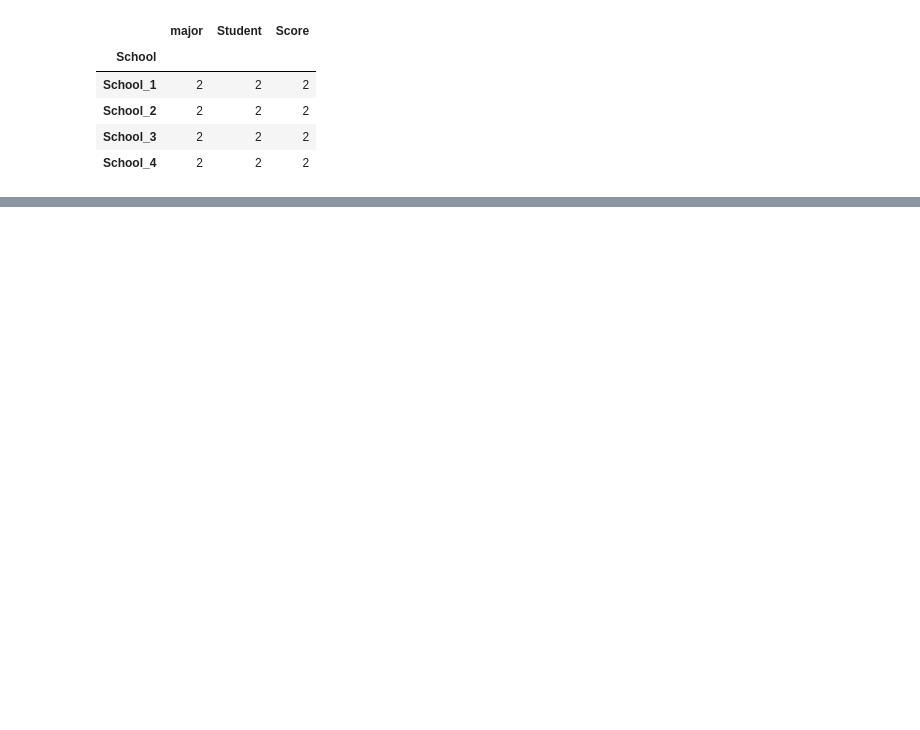
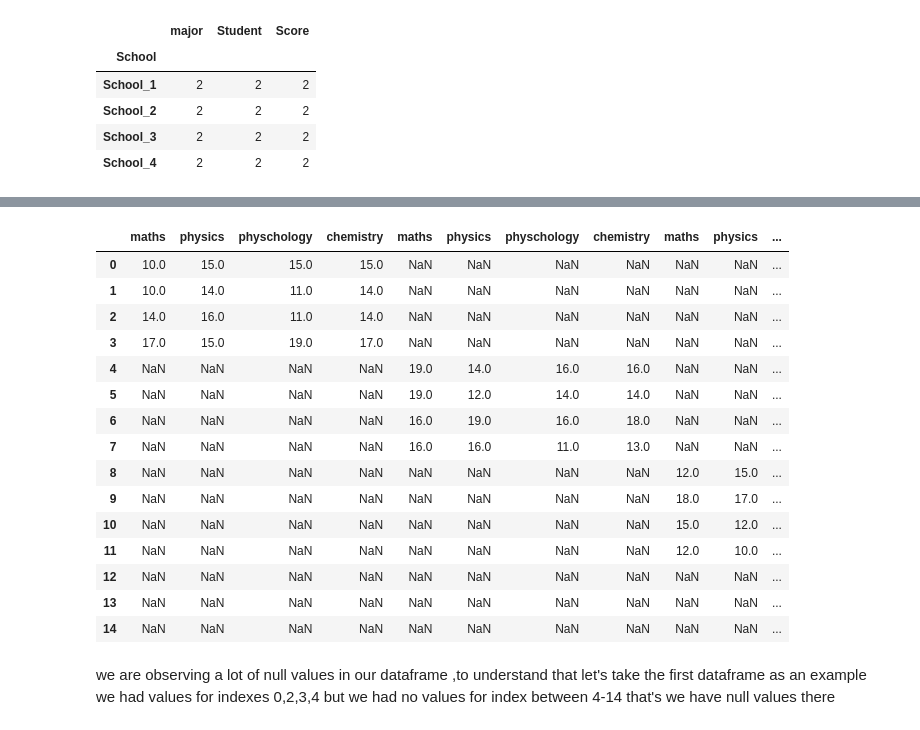
Before and after one commit to abdessamad-commits/Basics-of-Python-for-Data-Analysis-, a Jupyter notebook: Pandas_basics.ipynb, the cells around one changed output, grey strips where cells are left out. Cells and saved outputs as stored; diff of their text form; code cells hidden in the pictures; blank space fills up the shorter version.

```diff
--- a/Pandas_basics.ipynb
+++ b/Pandas_basics.ipynb
@@ -779,0 +773,6 @@ Name: Score, dtype: int64
+# %%
+School_1 = pd.DataFrame(data=np.random.randint(10,20,(4,4)),index=[0,1,2,3],columns=["maths","physics","physchology","chemistry"])
+School_2 = pd.DataFrame(data=np.random.randint(10,20,(4,4)),index=[4,5,6,7],columns=["maths","physics","physchology","chemistry"])
+School_3 = pd.DataFrame(data=np.random.randint(10,20,(4,4)),index=[8,9,10,11],columns=["maths","physics","physchology","chemistry"])
+School_4 = pd.DataFrame(data=np.random.randint(10,20,(3,4)),index=[12,13,14],columns=["maths","physics","physchology","chemistry"])
+print(str(School_1)+"\n",str(School_2)+"\n",str(School_3)+"\n",School_4)
@@ -779,0 +821,22 @@ Name: Score, dtype: int64
+# %%
+#let's concatenate column wise
+pd.concat([School_1,School_2,School_3,School_4],axis=1)
+# %% [output]
+|  | maths | physics | physchology | chemistry | maths | physics | physchology | chemistry | maths | physics | ... |
+| 0 | 10.0 | 15.0 | 15.0 | 15.0 | NaN | NaN | NaN | NaN | NaN | NaN | ... |
+| 1 | 10.0 | 14.0 | 11.0 | 14.0 | NaN | NaN | NaN | NaN | NaN | NaN | ... |
+| 2 | 14.0 | 16.0 | 11.0 | 14.0 | NaN | NaN | NaN | NaN | NaN | NaN | ... |
+| 3 | 17.0 | 15.0 | 19.0 | 17.0 | NaN | NaN | NaN | NaN | NaN | NaN | ... |
+| 4 | NaN | NaN | NaN | NaN | 19.0 | 14.0 | 16.0 | 16.0 | NaN | NaN | ... |
+| 5 | NaN | NaN | NaN | NaN | 19.0 | 12.0 | 14.0 | 14.0 | NaN | NaN | ... |
+| 6 | NaN | NaN | NaN | NaN | 16.0 | 19.0 | 16.0 | 18.0 | NaN | NaN | ... |
+| 7 | NaN | NaN | NaN | NaN | 16.0 | 16.0 | 11.0 | 13.0 | NaN | NaN | ... |
+| 8 | NaN | NaN | NaN | NaN | NaN | NaN | NaN | NaN | 12.0 | 15.0 | ... |
+| 9 | NaN | NaN | NaN | NaN | NaN | NaN | NaN | NaN | 18.0 | 17.0 | ... |
+| 10 | NaN | NaN | NaN | NaN | NaN | NaN | NaN | NaN | 15.0 | 12.0 | ... |
+| 11 | NaN | NaN | NaN | NaN | NaN | NaN | NaN | NaN | 12.0 | 10.0 | ... |
+| 12 | NaN | NaN | NaN | NaN | NaN | NaN | NaN | NaN | NaN | NaN | ... |
+| 13 | NaN | NaN | NaN | NaN | NaN | NaN | NaN | NaN | NaN | NaN | ... |
+| 14 | NaN | NaN | NaN | NaN | NaN | NaN | NaN | NaN | NaN | NaN | ... |
+# %% [markdown]
+we are observing a lot of null values in our dataframe ,to understand that let's take the first dataframe as an example we had values for indexes 0,2,3,4 but we had no values for index between 4-14 that's we have null values there
```
Also changed, not shown: parts of 38 cells of this notebook, 1 other file.
